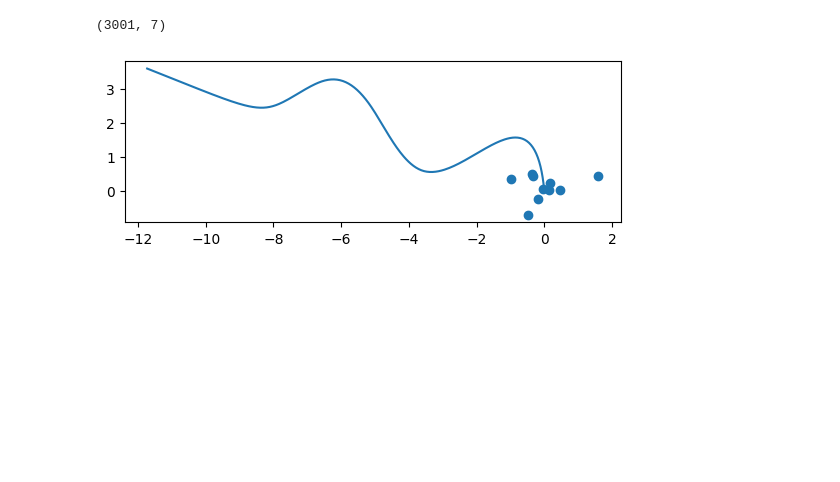
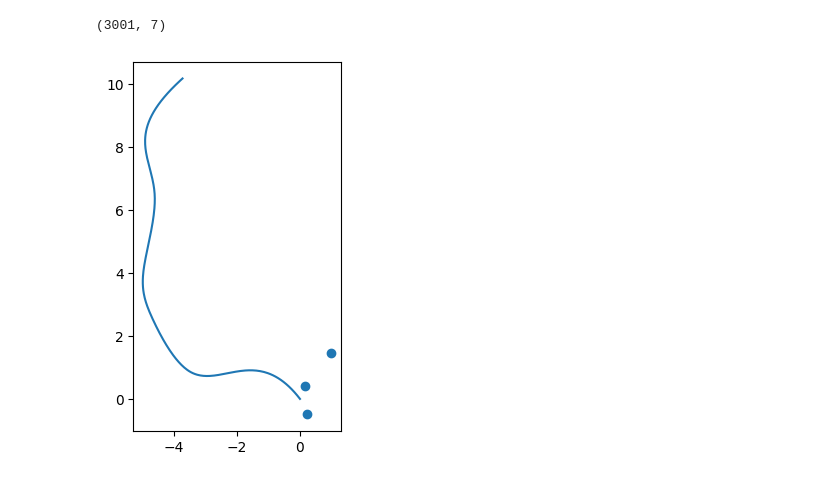
Before and after one commit to planetaryeclipse/research-geo-diff-opt-layer, a Jupyter notebook: geo_diff_opt_layer_ml/util/trajectory_generation.ipynb, the cells around one changed output. Cells and saved outputs as stored; diff of their text form; code cells hidden in the pictures; blank space fills up the shorter version.

```diff
--- a/geo_diff_opt_layer_ml/util/trajectory_generation.ipynb
+++ b/geo_diff_opt_layer_ml/util/trajectory_generation.ipynb
@@ -112,7 +110,7 @@ def generate_trajectory(
     next_waypoint_time,
     total_time,
     start_waypoint=np.zeros(2),
-    velocity_bias=1.15,
+    velocity_bias=1.5,
     dt=0.01,
     spline_method=CubicSpline,
 ):
@@ -135,37 +133,37 @@ generate_trajectory(next_waypoint_dist, next_waypoint_time, total_time).shape
 # %% [output]
 (3001, 7)
 # %%
-num_trajectories = 20  # number of overall trajectories
-num_starting_points = 10  # number of random starting points for each trajectory
+num_trajectories = 3  # number of overall trajectories
+num_starting_points = 3  # number of random starting points for each trajectory
 
 start_pos_sigma = 0.25 * np.eye(2)  # distribution of initial positions
 
 # generate a number of trajectories and initial conditions for each trajectory
 # and once randomized then we'll store them as training and test data respectively
 
 episodes = []
 episode_counter = 0
 for i in range(num_trajectories):
     traj_data = generate_trajectory(
         next_waypoint_dist, next_waypoint_time, total_time, dt=sample_time
     )
     traj_start_pos = traj_data[0, 1:3]
 
     start_positions = r.multivariate_normal(
         traj_start_pos, start_pos_sigma, size=(num_starting_points)
     )
 
     for j in range(num_starting_points):
         episodes.append((traj_data, start_positions[j, :]))
 
 # plot the last trajectory and all starting positions
 fig, ax = plt.subplots(1, 1)
 ax.plot(traj_data[:, 1], traj_data[:, 2])
 ax.scatter(start_positions[:, 0], start_positions[:, 1])
 ax.set_aspect("equal")
 plt.show()
 # %% [output]
-[figure, old version]
+[figure, new version]
 # %%
 train_dir = pathlib.Path("../data/episodes/train")
 test_dir = pathlib.Path("../data/episodes/test")
```
Also changed, not shown: parts of 1 cell of this notebook, 25 other files.
